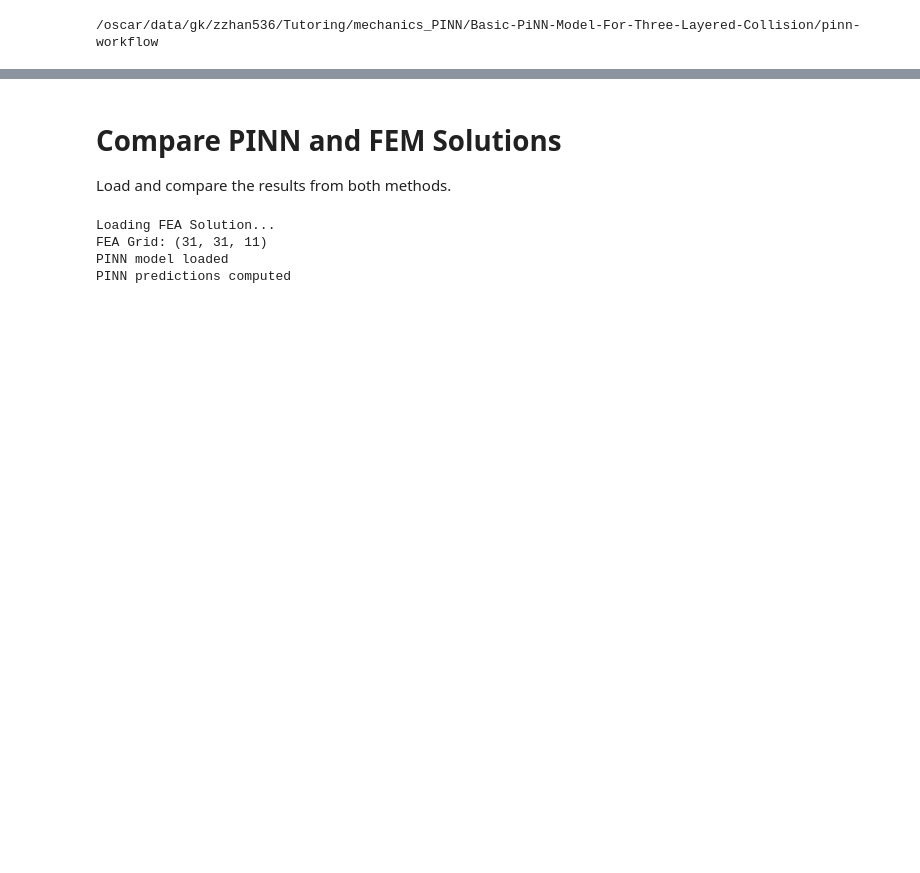
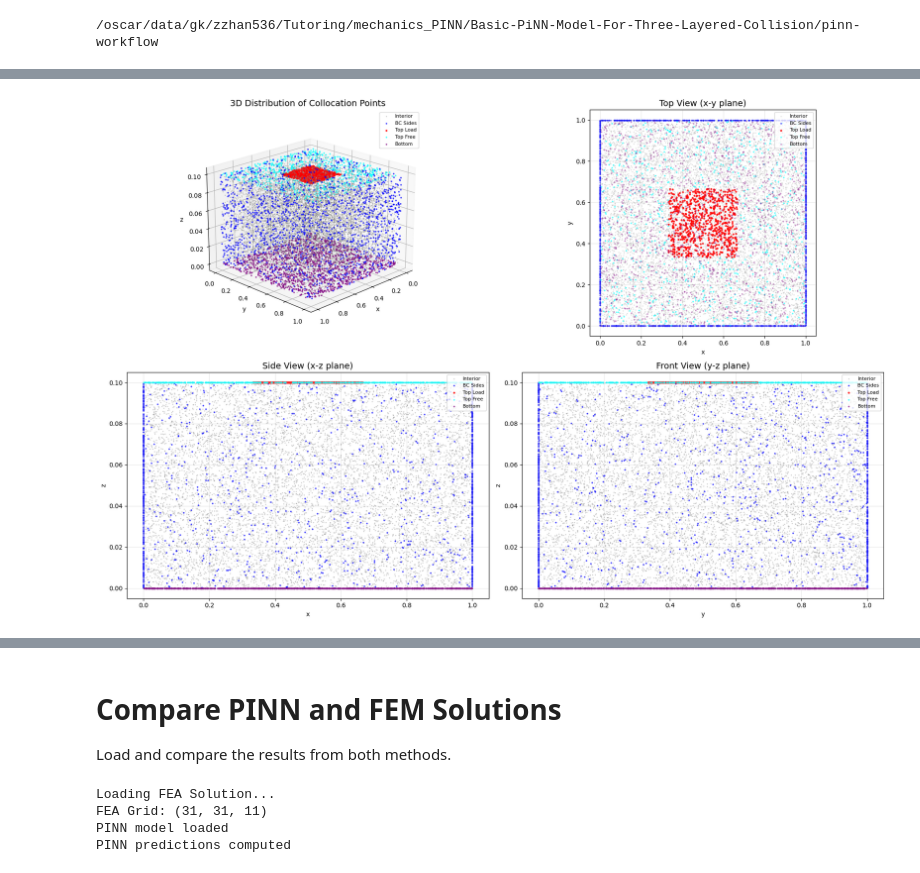
Before and after one commit to hanb0i/Optimizing-Parameterized-PINNs-to-Efficiently-Solve-Multilayered-Static-Linear-Elastic-PDEs, a Jupyter notebook: pinn-workflow/driver.ipynb, the cells around one changed output, grey strips where cells are left out. Cells and saved outputs as stored; diff of their text form; code cells hidden in the pictures; blank space fills up the shorter version.

```diff
--- a/pinn-workflow/driver.ipynb
+++ b/pinn-workflow/driver.ipynb
@@ -27,0 +32,85 @@ L-BFGS Step 2: Loss: 0.061643 | Time: 87.3870s
+# %%
+# Generate a sample of training data
+import data as data_module
+import matplotlib.pyplot as plt
+from mpl_toolkits.mplot3d import Axes3D
+
+training_data = data_module.get_data()
+
+# Extract different types of collocation points
+interior = training_data['interior'][0].numpy()
+bc_sides = training_data['sides'][0].numpy()
+top_load = training_data['top_load'].numpy()
+top_free = training_data['top_free'].numpy()
+bottom = training_data['bottom'].numpy()
+
+print("Training Data Statistics:")
+print(f"  Interior points: {interior.shape[0]}")
+print(f"  BC Sides points: {bc_sides.shape[0]}")
+print(f"  Top Load patch: {top_load.shape[0]}")
+print(f"  Top Free surface: {top_free.shape[0]}")
+print(f"  Bottom surface: {bottom.shape[0]}")
+print(f"  Total: {interior.shape[0] + bc_sides.shape[0] + top_load.shape[0] + top_free.shape[0] + bottom.shape[0]}")
+
+# Create 3D visualization
+fig = plt.figure(figsize=(18, 12))
+
+# 3D view
+ax1 = fig.add_subplot(2, 2, 1, projection='3d')
+ax1.scatter(interior[:, 0], interior[:, 1], interior[:, 2], c='gray', alpha=0.3, s=1, label='Interior')
+ax1.scatter(bc_sides[:, 0], bc_sides[:, 1], bc_sides[:, 2], c='blue', alpha=0.6, s=3, label='BC Sides')
+ax1.scatter(top_load[:, 0], top_load[:, 1], top_load[:, 2], c='red', alpha=0.8, s=5, label='Top Load')
+ax1.scatter(top_free[:, 0], top_free[:, 1], top_free[:, 2], c='cyan', alpha=0.6, s=3, label='Top Free')
+ax1.scatter(bottom[:, 0], bottom[:, 1], bottom[:, 2], c='purple', alpha=0.6, s=3, label='Bottom')
+ax1.set_xlabel('x')
+ax1.set_ylabel('y')
+ax1.set_zlabel('z')
+ax1.set_title('3D Distribution of Collocation Points', fontsize=14)
+ax1.legend(loc='upper right', fontsize=8)
+ax1.view_init(elev=20, azim=45)
+
+# Top view (x-y plane)
+ax2 = fig.add_subplot(2, 2, 2)
+ax2.scatter(interior[:, 0], interior[:, 1], c='gray', alpha=0.2, s=1, label='Interior')
+ax2.scatter(bc_sides[:, 0], bc_sides[:, 1], c='blue', alpha=0.5, s=3, label='BC Sides')
+ax2.scatter(top_load[:, 0], top_load[:, 1], c='red', alpha=0.8, s=5, label='Top Load')
+ax2.scatter(top_free[:, 0], top_free[:, 1], c='cyan', alpha=0.5, s=3, label='Top Free')
+ax2.scatter(bottom[:, 0], bottom[:, 1], c='purple', alpha=0.3, s=3, label='Bottom')
+ax2.set_xlabel('x')
+ax2.set_ylabel('y')
+ax2.set_title('Top View (x-y plane)', fontsize=14)
+ax2.legend(loc='upper right', fontsize=8)
+ax2.set_aspect('equal')
+ax2.grid(True, alpha=0.3)
+
+# Side view (x-z plane)
+ax3 = fig.add_subplot(2, 2, 3)
+ax3.scatter(interior[:, 0], interior[:, 2], c='gray', alpha=0.3, s=1, label='Interior')
+ax3.scatter(bc_sides[:, 0], bc_sides[:, 2], c='blue', alpha=0.6, s=3, label='BC Sides')
+ax3.scatter(top_load[:, 0], top_load[:, 2], c='red', alpha=0.8, s=5, label='Top Load')
+ax3.scatter(top_free[:, 0], top_free[:, 2], c='cyan', alpha=0.6, s=3, label='Top Free')
+ax3.scatter(bottom[:, 0], bottom[:, 2], c='purple', alpha=0.6, s=3, label='Bottom')
+ax3.set_xlabel('x')
+ax3.set_ylabel('z')
+ax3.set_title('Side View (x-z plane)', fontsize=14)
+ax3.legend(loc='upper right', fontsize=8)
+ax3.grid(True, alpha=0.3)
+
+# Front view (y-z plane)
+ax4 = fig.add_subplot(2, 2, 4)
+ax4.scatter(interior[:, 1], interior[:, 2], c='gray', alpha=0.3, s=1, label='Interior')
+ax4.scatter(bc_sides[:, 1], bc_sides[:, 2], c='blue', alpha=0.6, s=3, label='BC Sides')
+ax4.scatter(top_load[:, 1], top_load[:, 2], c='red', alpha=0.8, s=5, label='Top Load')
+ax4.scatter(top_free[:, 1], top_free[:, 2], c='cyan', alpha=0.6, s=3, label='Top Free')
+ax4.scatter(bottom[:, 1], bottom[:, 2], c='purple', alpha=0.6, s=3, label='Bottom')
+ax4.set_xlabel('y')
+ax4.set_ylabel('z')
+ax4.set_title('Front View (y-z plane)', fontsize=14)
+ax4.legend(loc='upper right', fontsize=8)
+ax4.grid(True, alpha=0.3)
+
+plt.tight_layout()
+plt.savefig("training_data_distribution.png", dpi=150)
+print("\nSaved training_data_distribution.png")
+plt.show()
+# %% [output]
@@ -27,0 +126 @@ L-BFGS Step 2: Loss: 0.061643 | Time: 87.3870s
+[figure, added]
```
Also changed, not shown: parts of 16 cells of this notebook, 14 other files.
